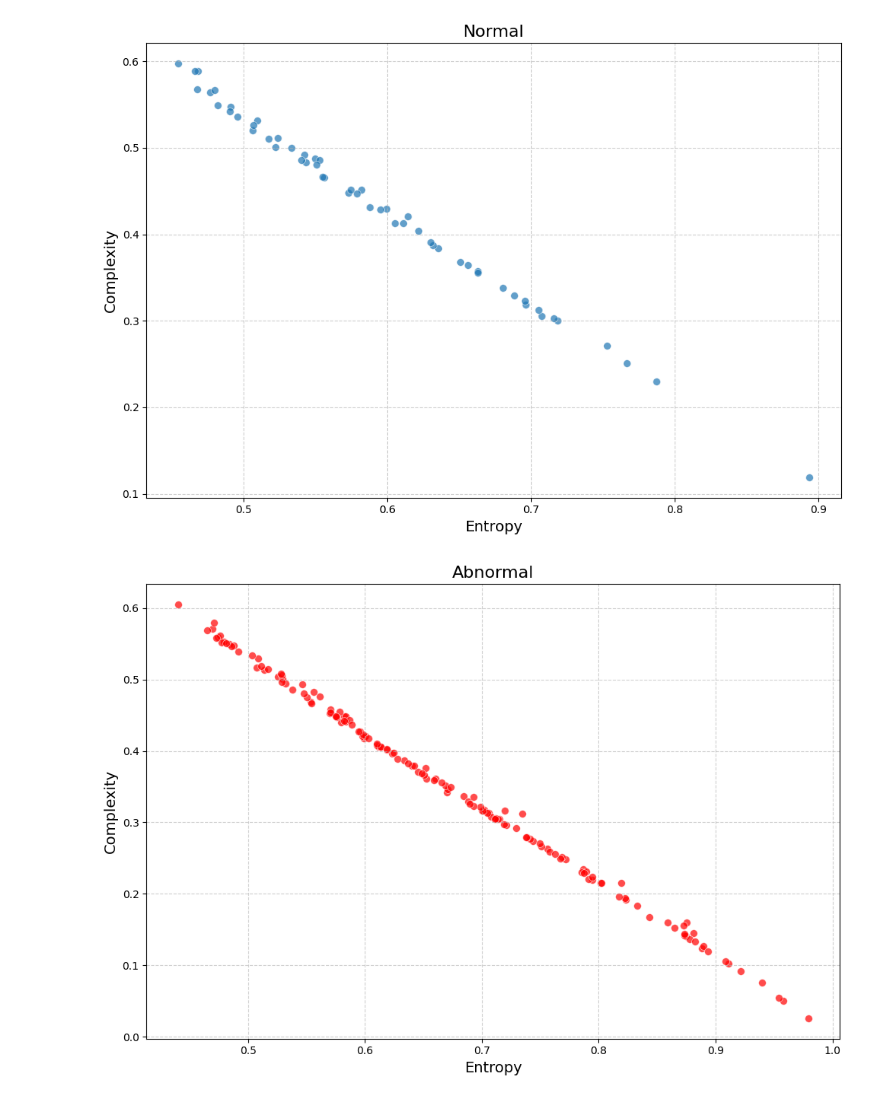
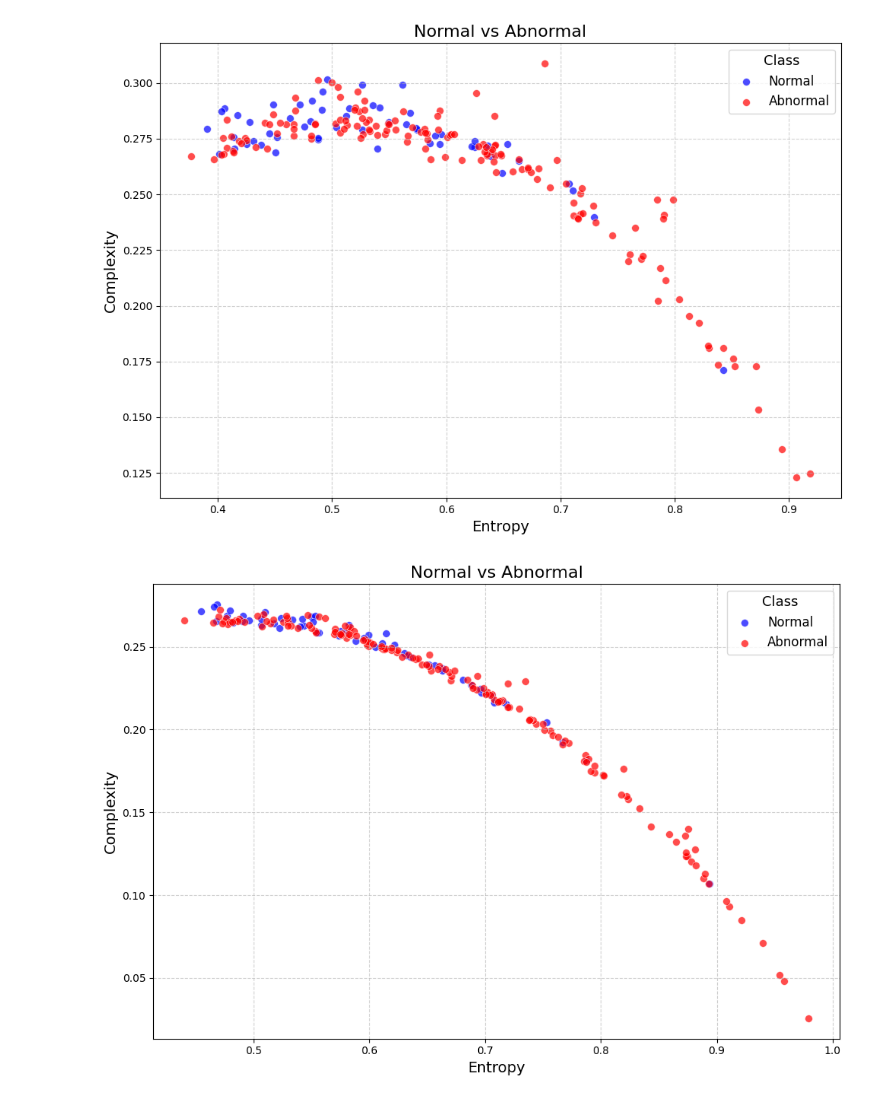
Before and after one commit to AmirNigamatov/course-project-2-AmirNigamatov, a Jupyter notebook: Entropy+Complexity.ipynb, the cells around one changed output. Saved outputs shown, nothing was run; the diff lists cells and outputs as text; code cells hidden in the pictures.

```diff
--- a/Entropy+Complexity.ipynb
+++ b/Entropy+Complexity.ipynb
@@ -162,4 +47,0 @@ def Averaging(Y, N, d):
-# %%
-Data = x.copy()
-Y = Reconstruction(Data)
-print(Y, len(Y))
@@ -195,0 +83,13 @@ ModuleNotFoundError: No module named 'pandas'
+# %%
+print('MyEntropy │  OrdPayEntropy │  MyComplexity │  OrdPayComplexity')
+print('----------┼----------------┼---------------┼-------------------')
+idx = [0, 1, 2, 4, 5] + [len(X)-5, len(X)-4, len(X)-3, len(X)-2, len(X)-1]
+for i in idx:
+    data = X[i].copy()
+    prob = Probability(data)
+    prob_u = Probability_U(prob)
+    prob_const = Probability_Const(prob)
+    entropy1 = Entropy(prob) / Entropy(prob_u)
+    complexity1 = entropy1 * (J(prob, prob_u) / J(prob_u, prob_const))
+    entropy2, complexity2 =  entropy_complexity(data)
+    print(f'{entropy1:8.5f}  │ {entropy2:14.5f} │ {complexity1:13.5f} │ {complexity2:14.5f}')
@@ -199,20 +112,33 @@ Normal_Complexity = []
 Abnormal_Entropy = []
 Abnormal_Complexity = []
 
-for i in range(len(X)):
+for i in tqdm(range(len(X))):
     data = X[i].copy()
     prob = Probability(data)
     prob_u = Probability_U(prob)
     prob_const = Probability_Const(prob)
     entropy = Entropy(prob) / Entropy(prob_u)
-    complexity = J(prob, prob_u) / J(prob_u, prob_const)
-
+    complexity = entropy * (J(prob, prob_u) / J(prob_u, prob_const))
     if (Y[i] == b'Normal'):
         Normal_Entropy.append(entropy)
         Normal_Complexity.append(complexity)
     else:
         Abnormal_Entropy.append(entropy)
         Abnormal_Complexity.append(complexity)
+# %%
+Normal_Entropy = []
+Normal_Complexity = []
+Abnormal_Entropy = []
+Abnormal_Complexity = []
+
+for i in tqdm(range(len(X))):
+    entropy, complexity = entropy_complexity(X[i])
+    if (Y[i] == b'Normal'):
+        Normal_Entropy.append(entropy)
+        Normal_Complexity.append(complexity)
+    else:
+        Abnormal_Entropy.append(entropy)
+        Abnormal_Complexity.append(complexity)
 # %%
 plt.figure(figsize=(10, 7))
 plt.scatter(Normal_Entropy, Normal_Complexity, c='blue', label='Normal', alpha=0.7, s=50, edgecolor='w', linewidth=0.5)
@@ -232,22 +158,32 @@ plt.show()
 # %%
 plt.figure(figsize=(10, 7))
-scatter = plt.scatter(Normal_Entropy, Normal_Complexity, alpha=0.7, s=50, edgecolor='w', linewidth=0.5)
+plt.scatter(Normal_Entropy, Normal_Complexity, c='blue', label='Normal', alpha=0.7, s=50, edgecolor='w', linewidth=0.5)
+plt.scatter(Abnormal_Entropy, Abnormal_Complexity, c='red', label='Abnormal', alpha=0.7, s=50, edgecolor='w', linewidth=0.5)
+
 plt.xlabel('Entropy', fontsize=14)
 plt.ylabel('Complexity', fontsize=14)
-plt.title('Normal', fontsize=16)
+plt.title('Normal vs Abnormal', fontsize=16)
 plt.grid(True, linestyle='--', alpha=0.6)
+plt.legend(fontsize=12, title="Class", title_fontsize=13)
+
+
 plt.tight_layout()
 plt.show()
 # %% [output]
-[figure, old version]
+[figure, new version]
 # %%
 plt.figure(figsize=(10, 7))
-scatter = plt.scatter(Abnormal_Entropy, Abnormal_Complexity, c = 'red', alpha=0.7, s=50, edgecolor='w', linewidth=0.5)
+plt.scatter(Normal_Entropy, Normal_Complexity, c='blue', label='Normal', alpha=0.7, s=50, edgecolor='w', linewidth=0.5)
+plt.scatter(Abnormal_Entropy, Abnormal_Complexity, c='red', label='Abnormal', alpha=0.7, s=50, edgecolor='w', linewidth=0.5)
+
 plt.xlabel('Entropy', fontsize=14)
 plt.ylabel('Complexity', fontsize=14)
-plt.title('Abnormal', fontsize=16)
+plt.title('Normal vs Abnormal', fontsize=16)
 plt.grid(True, linestyle='--', alpha=0.6)
+plt.legend(fontsize=12, title="Class", title_fontsize=13)
+
+
 plt.tight_layout()
 plt.show()
 # %% [output]
-[figure, old version]
+[figure, new version]
```
Also changed, not shown: parts of 24 cells of this notebook, 3 other files.
